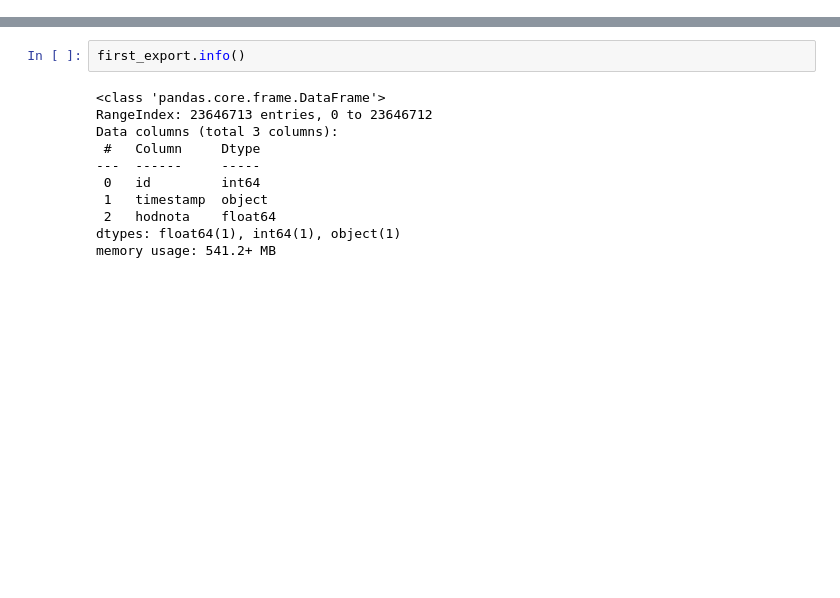
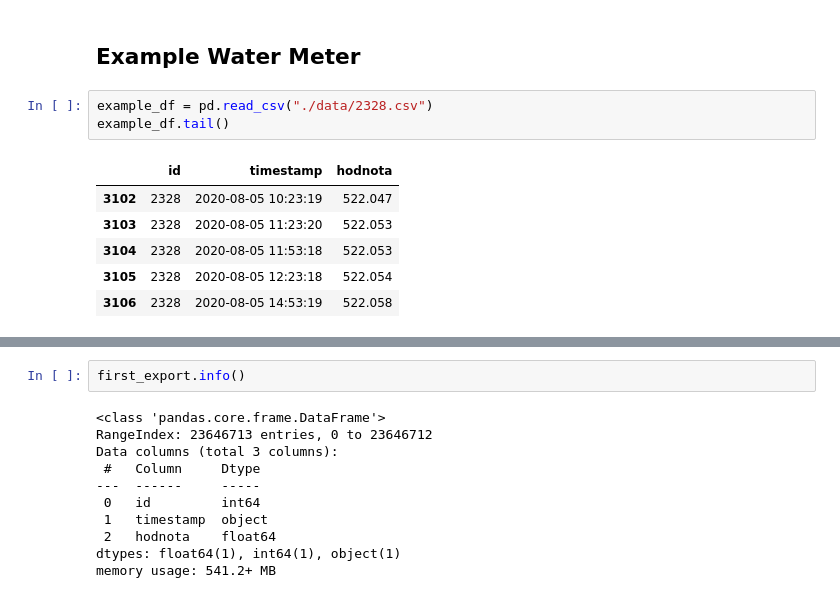
Before and after one commit to andres-cerny/master_thesis, a Jupyter notebook: data_exploration.ipynb, the cells around one changed output, grey strips where cells are left out. Cells and saved outputs as stored; diff of their text form; blank space fills up the shorter version.

```diff
--- a/data_exploration.ipynb
+++ b/data_exploration.ipynb
@@ -10,0 +24,12 @@ first_export = pd.read_csv("zasilka-TP4VGT9M89DDMFIM/export_all_ids_2020.csv/exp
+# %% [markdown]
+## Example Water Meter
+# %%
+example_df = pd.read_csv("./data/2328.csv")
+example_df.tail()
+# %% [output]
+|  | id | timestamp | hodnota |
+| 3102 | 2328 | 2020-08-05 10:23:19 | 522.047 |
+| 3103 | 2328 | 2020-08-05 11:23:20 | 522.053 |
+| 3104 | 2328 | 2020-08-05 11:53:18 | 522.053 |
+| 3105 | 2328 | 2020-08-05 12:23:18 | 522.054 |
+| 3106 | 2328 | 2020-08-05 14:53:19 | 522.058 |
```
Also changed, not shown: parts of 36 cells of this notebook, 5 other files.
